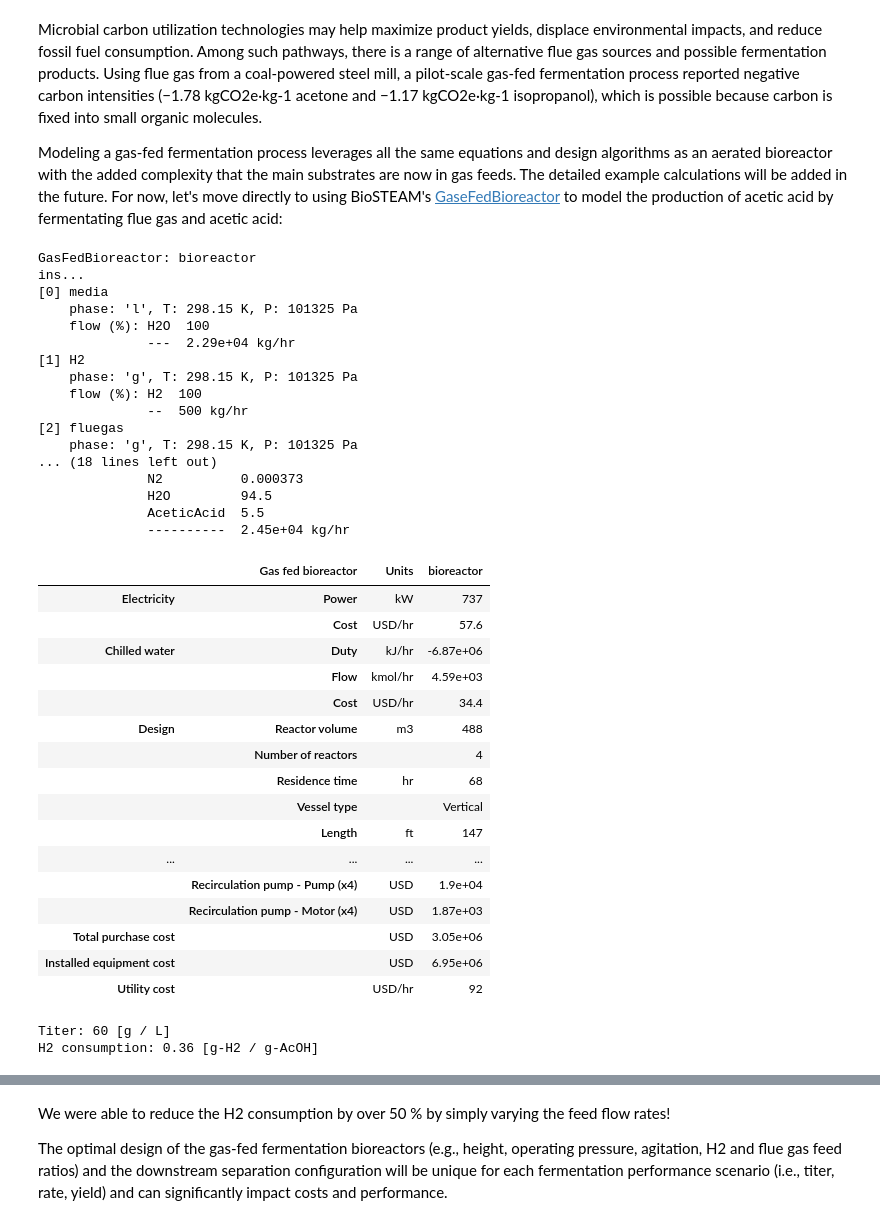
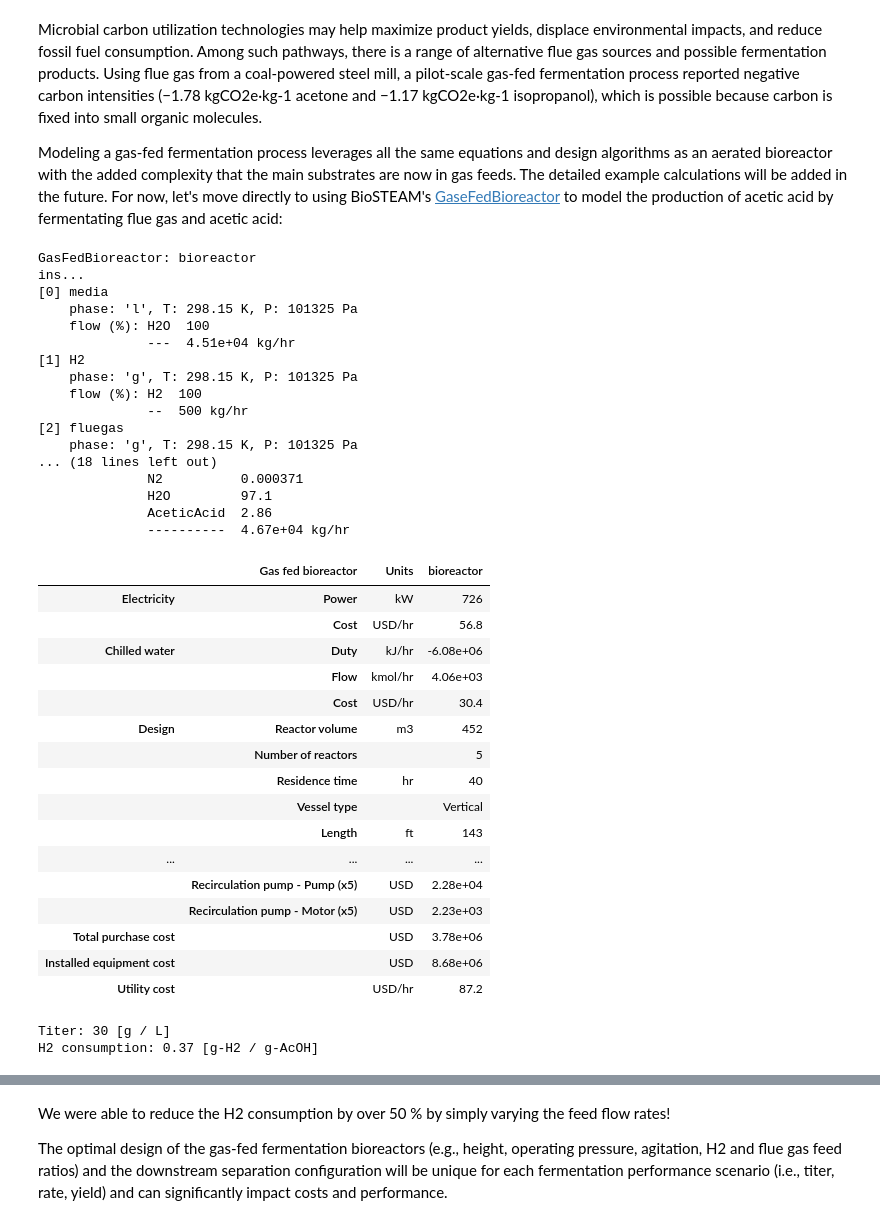
Before and after one commit to BioSTEAMDevelopmentGroup/How2STEAM, a Jupyter notebook: case_studies/Bioreactor_modeling.ipynb, the cells around one changed output, grey strips where cells are left out. Saved outputs shown, nothing was run; the diff lists cells and outputs as text; code cells hidden in the pictures.

```diff
--- a/case_studies/Bioreactor_modeling.ipynb
+++ b/case_studies/Bioreactor_modeling.ipynb
@@ -810,7 +810,7 @@ import biosteam as bst
 bst.settings.set_thermo(['H2', 'CO2', 'CO', 'N2', 'O2', 'H2O', 'AceticAcid'])
 
 # Feeds
-media = bst.Stream(ID='media', H2O=2.29e+04, units='kg/hr')
+media = bst.Stream(ID='media', H2O=4.51e+04, units='kg/hr')
 H2 = bst.Stream(ID='H2', H2=100, units='kg/hr', phase='g')
 fluegas = bst.Stream(CO=23, CO2=23, H2=4.5, N2=49.5, units='m3/hr', phase='g')
 vent = bst.Stream(phase='g')
@@ -830,55 +830,55 @@ rxn = bst.Reaction(
 bioreactor = bst.GasFedBioreactor(
     ins=[media, H2, fluegas],
     outs=(vent, product),
-    tau=68, V_max=500,
+    tau=40, V_max=500,
     length_to_diameter=12,
     reactions=rxn,
     substrate_reactions=substrate_reaction,
     gas_substrates=('H2', 'CO', 'CO2'),
     design='Bubble column',
     kW_per_m3=0,
     batch=False,
     T=305.15,
 )
 bioreactor.simulate()
 bioreactor.show('cwt')
 print()
 bioreactor.results()
 # %% [output]
 GasFedBioreactor: bioreactor
 ins...
 [0] media
     phase: 'l', T: 298.15 K, P: 101325 Pa
     flow (%): H2O  100
-              ---  2.29e+04 kg/hr
+              ---  4.51e+04 kg/hr
 [1] H2
     phase: 'g', T: 298.15 K, P: 101325 Pa
     flow (%): H2  100
               --  500 kg/hr
 [2] fluegas
     phase: 'g', T: 298.15 K, P: 101325 Pa
 ... (18 lines left out)
-              N2          0.000373
-              H2O         94.5
-              AceticAcid  5.5
-              ----------  2.45e+04 kg/hr
+              N2          0.000371
+              H2O         97.1
+              AceticAcid  2.86
+              ----------  4.67e+04 kg/hr
 |  | Gas fed bioreactor | Units | bioreactor |
-| Electricity | Power | kW | 737 |
-|  | Cost | USD/hr | 57.6 |
-| Chilled water | Duty | kJ/hr | -6.87e+06 |
-|  | Flow | kmol/hr | 4.59e+03 |
-|  | Cost | USD/hr | 34.4 |
-| Design | Reactor volume | m3 | 488 |
-|  | Number of reactors |  | 4 |
-|  | Residence time | hr | 68 |
+| Electricity | Power | kW | 726 |
+|  | Cost | USD/hr | 56.8 |
+| Chilled water | Duty | kJ/hr | -6.08e+06 |
+|  | Flow | kmol/hr | 4.06e+03 |
+|  | Cost | USD/hr | 30.4 |
+| Design | Reactor volume | m3 | 452 |
+|  | Number of reactors |  | 5 |
+|  | Residence time | hr | 40 |
 |  | Vessel type |  | Vertical |
-|  | Length | ft | 147 |
+|  | Length | ft | 143 |
 | ... | ... | ... | ... |
-|  | Recirculation pump - Pump (x4) | USD | 1.9e+04 |
-|  | Recirculation pump - Motor (x4) | USD | 1.87e+03 |
-| Total purchase cost |  | USD | 3.05e+06 |
-| Installed equipment cost |  | USD | 6.95e+06 |
-| Utility cost |  | USD/hr | 92 |
+|  | Recirculation pump - Pump (x5) | USD | 2.28e+04 |
+|  | Recirculation pump - Motor (x5) | USD | 2.23e+03 |
+| Total purchase cost |  | USD | 3.78e+06 |
+| Installed equipment cost |  | USD | 8.68e+06 |
+| Utility cost |  | USD/hr | 87.2 |
 # %%
 F_acetic_acid = vent.imass['AceticAcid'] + product.imass['AceticAcid']
 titer = 1000 * (F_acetic_acid) / media.F_mass # ~ g / L
@@ -886,6 +886,6 @@ H2_consumption = H2.F_mass / F_acetic_acid
 print('Titer:', round(titer), '[g / L]')
 print('H2 consumption:', round(H2_consumption, 2), '[g-H2 / g-AcOH]')
 # %% [output]
-Titer: 60 [g / L]
-H2 consumption: 0.36 [g-H2 / g-AcOH]
+Titer: 30 [g / L]
+H2 consumption: 0.37 [g-H2 / g-AcOH]
 # %% [markdown]
```
Also changed, not shown: parts of 3 cells of this notebook.
